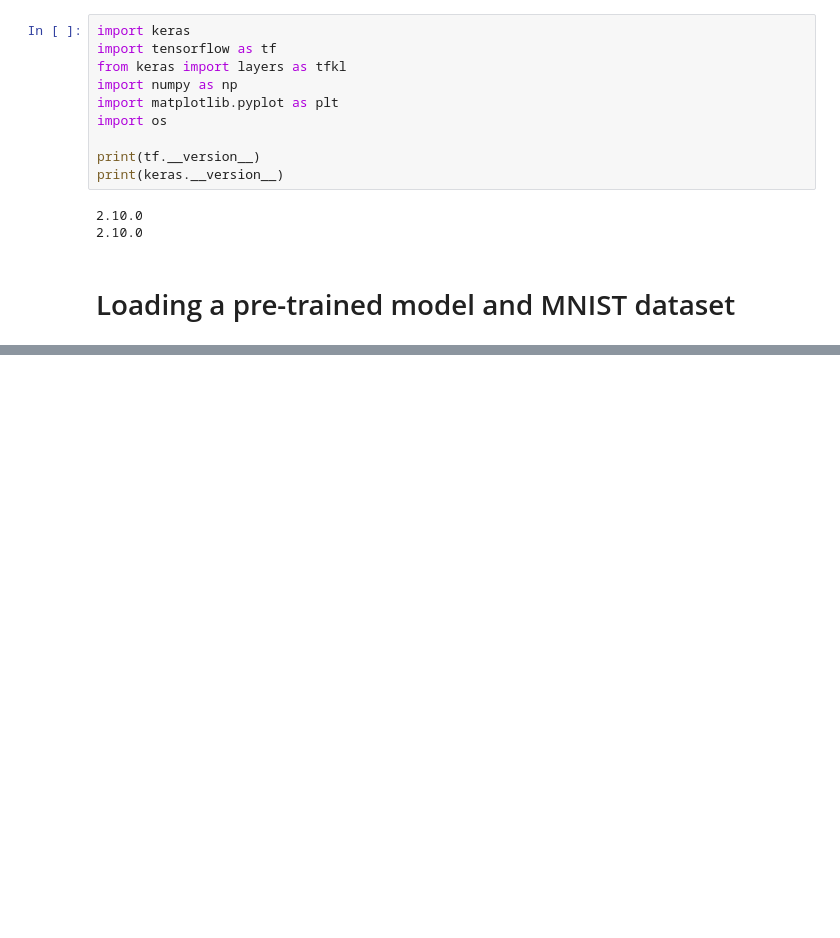
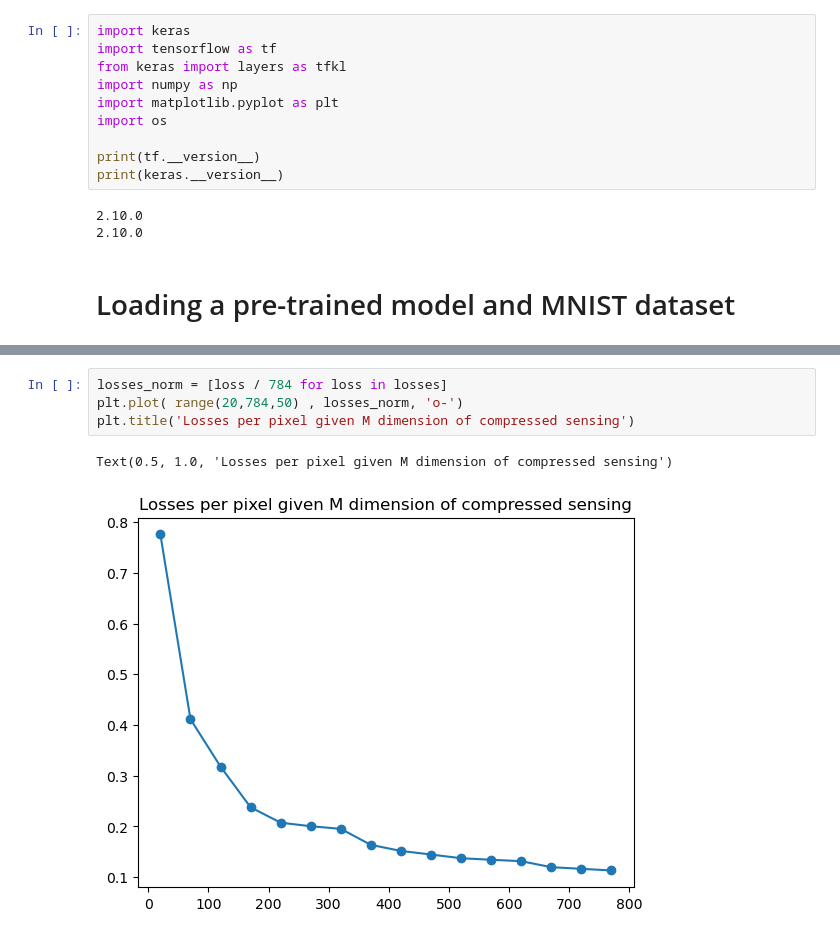
Before and after one commit to RenatoGallicola/Compressed-Sensing-using-Generative-Models, a Jupyter notebook: Compressed_sensing_with_generative_nn.ipynb, the cells around one changed output, grey strips where cells are left out. Drawn from its saved outputs; the diff is of its cells as text; blank space fills up the shorter version.

Commit message:
rework compressed sensing recovery notebook

```diff
--- a/Compressed_sensing_with_generative_nn.ipynb
+++ b/Compressed_sensing_with_generative_nn.ipynb
@@ -121,0 +162,7 @@ axis[1].imshow(training_x[index,:,:], cmap='gray')
+# %%
+losses_norm = [loss / 784 for loss in losses]
+plt.plot( range(20,784,50) , losses_norm, 'o-')
+plt.title('Losses per pixel given M dimension of compressed sensing')
+# %% [output]
+Text(0.5, 1.0, 'Losses per pixel given M dimension of compressed sensing')
+[figure, added]
```
Also changed, not shown: parts of 12 cells of this notebook.
